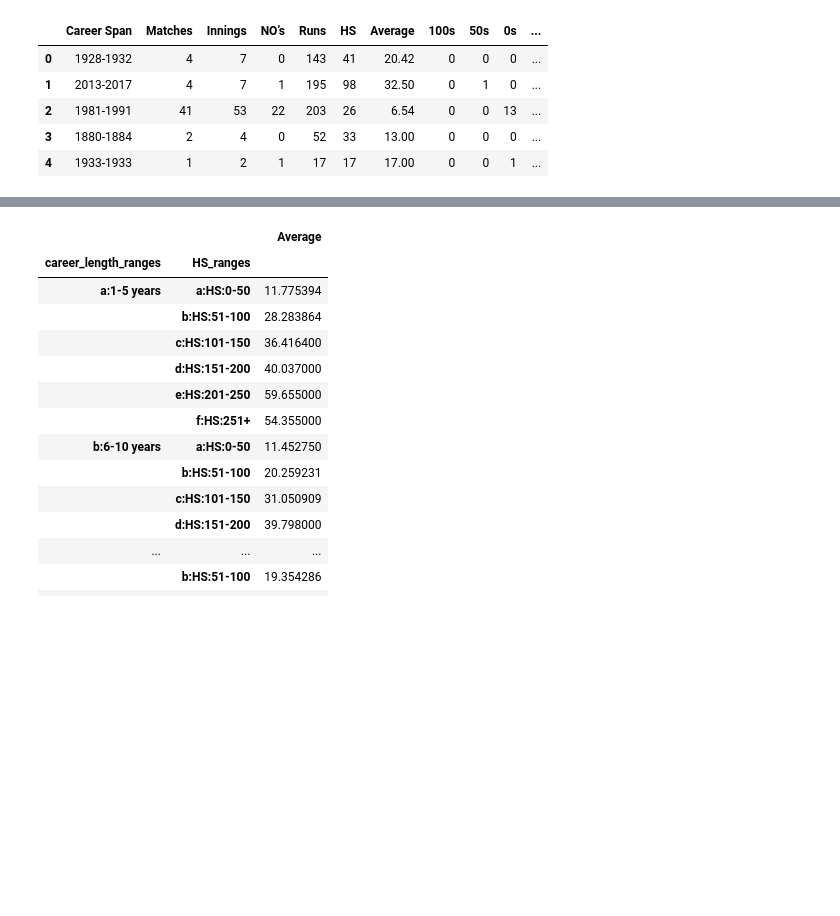
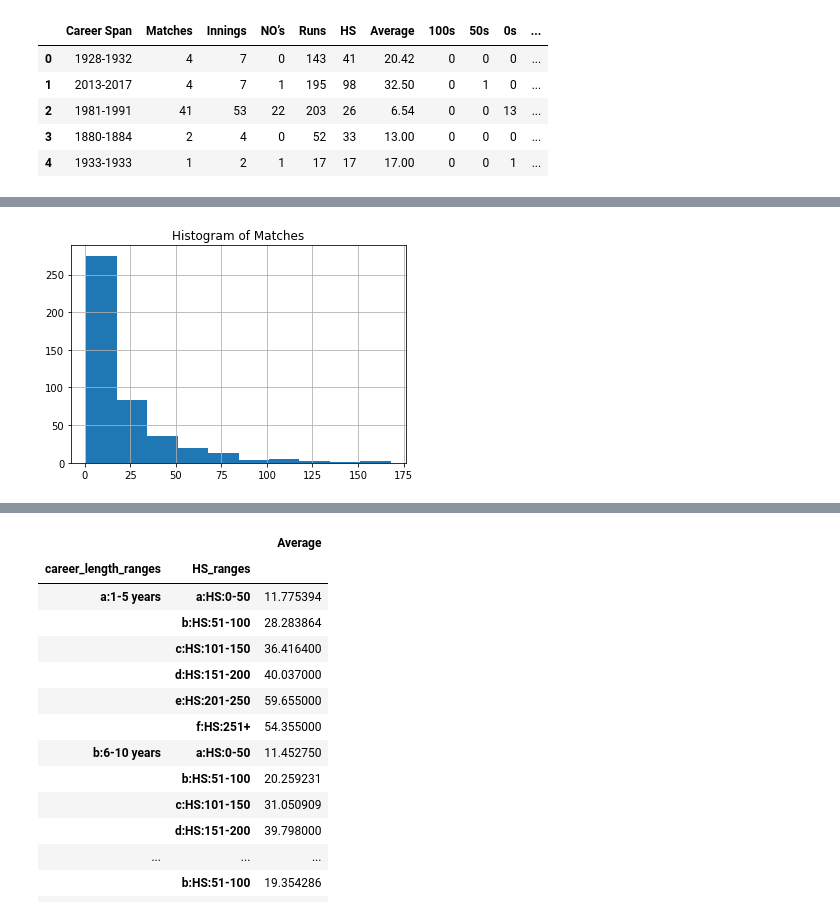
Before and after one commit to morganbow/australia_test_batting, a Jupyter notebook: atb_eda.ipynb, the cells around one changed output, grey strips where cells are left out. Saved outputs shown, nothing was run; the diff lists cells and outputs as text; code cells hidden in the pictures; blank space fills up the shorter version.

```diff
--- a/atb_eda.ipynb
+++ b/atb_eda.ipynb
@@ -59,0 +43,8 @@ df["50_convergences"].hist()
+# %%
+df.Matches.hist()
+plt.title('Histogram of Matches')
+plt.savefig('test matches hisogram.png', dpi=300)
+plt.show()
+#seeems expon dist
+# %% [output]
+[figure, added]
```
Also changed, not shown: parts of 24 cells of this notebook.
